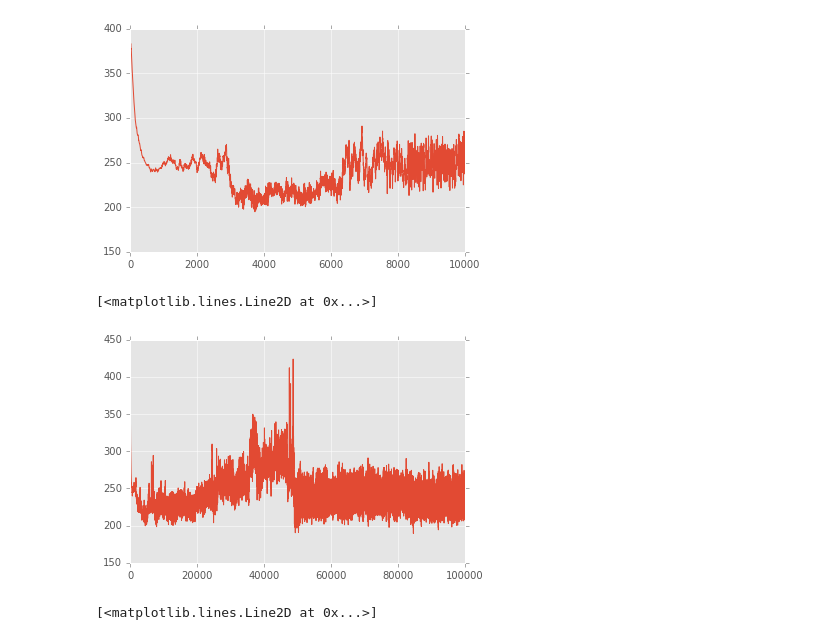
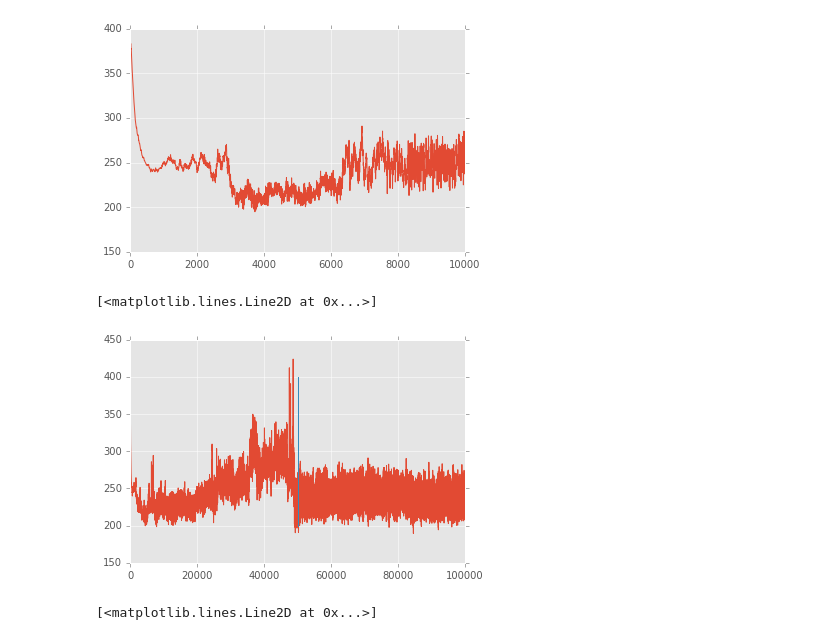
Before and after one commit to prefrontalvortex/xenon_molecular_dynamics, a Jupyter notebook: xenon_optimization_report.ipynb, the cells around one changed output. Saved outputs shown, nothing was run; the diff lists cells and outputs as text; code cells hidden in the pictures.

```diff
--- a/xenon_optimization_report.ipynb
+++ b/xenon_optimization_report.ipynb
@@ -204,11 +204,12 @@ plt.plot(data['mean speed [m/s]'])
 # %%
 path ='out/{}_t4_dt14_m9_s555_e0.csv'
 hep = pd.read_csv(path.format('hep'), sep='\t', header=None)
 data = pd.read_csv(path.format('data'), sep='\t')
 plt.plot(data['mean speed [m/s]'])
+plt.plot([len(data)//2,]*2, [200,400])
 # %% [output]
 [<matplotlib.lines.Line2D at 0x...>]
-[figure, old version]
+[figure, new version]
 # %%
 plt.plot(hep[3])
 # %% [output]
```
